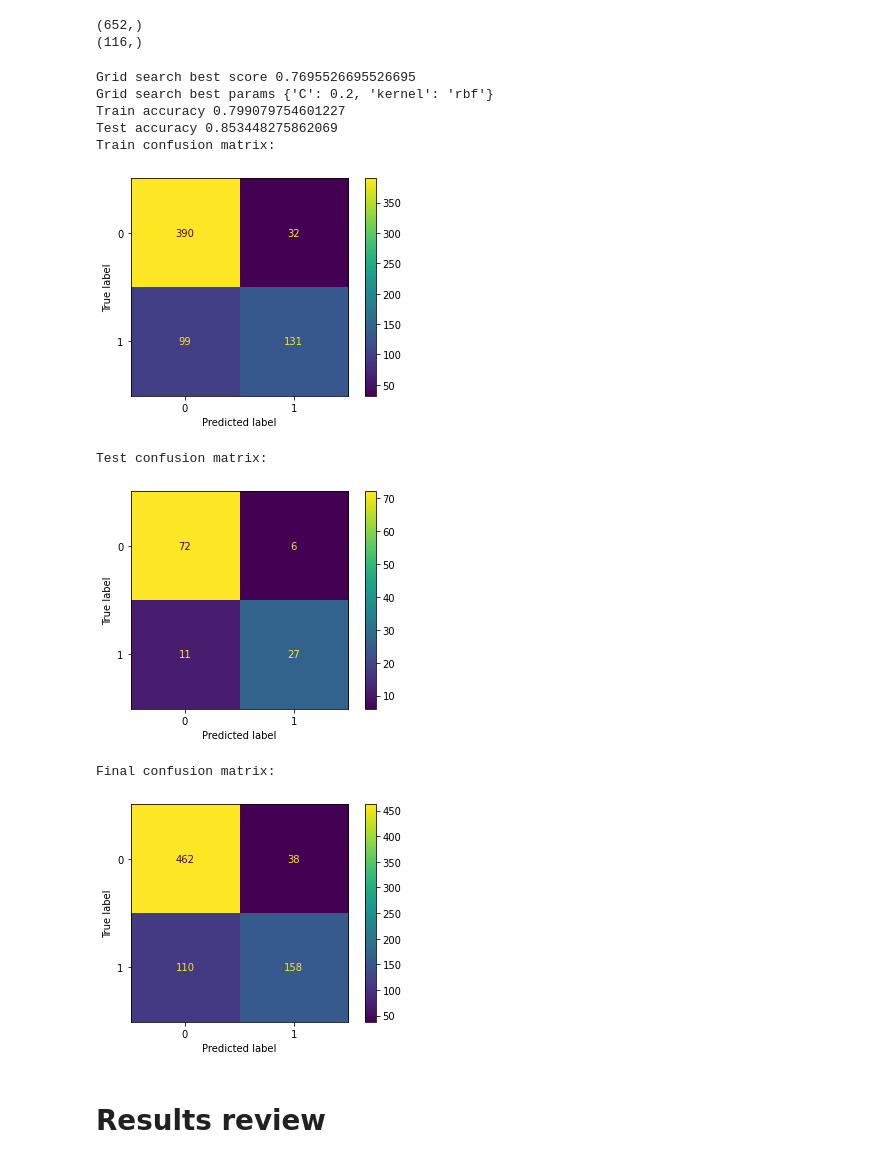
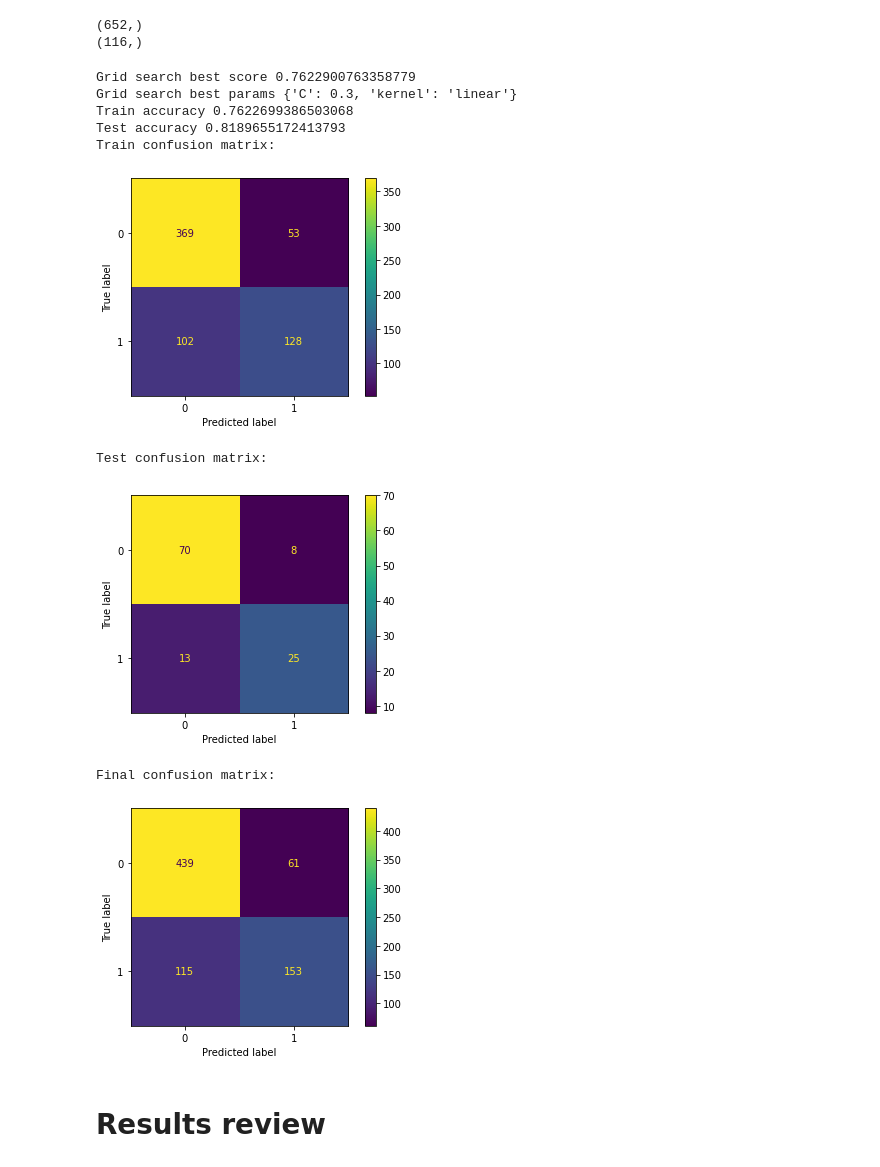
Before and after one commit to pm51502/zop-lab1, a Jupyter notebook: zop_projekt.ipynb, the cells around one changed output. Saved outputs shown, nothing was run; the diff lists cells and outputs as text; code cells hidden in the pictures.

```diff
--- a/zop_projekt.ipynb
+++ b/zop_projekt.ipynb
@@ -155,7 +157,7 @@ parameters = {'var_smoothing': [0.3, 0.2, 0.1, 0.01, 0.001, 0.0001]}
 
 gnb = GaussianNB()
 gs = GridSearchCV(gnb, parameters, scoring='accuracy')
-gs.fit(X, y)
+gs.fit(X_train, y_train)
 
 print('Grid search best score', gs.best_score_)
 print('Grid search best params', gs.best_params_)
@@ -201,7 +203,7 @@ parameters = {'criterion': ['gini', 'entropy'],
 dtc = DecisionTreeClassifier()
 
 gs = GridSearchCV(dtc, parameters, scoring='accuracy')
-gs.fit(X, y)
+gs.fit(X_train, y_train)
 
 print('Grid search best score', gs.best_score_)
 print('Grid search best params', gs.best_params_)
@@ -259,42 +261,42 @@ parameters = {'kernel':('linear', 'poly', 'rbf'),
               'C':[0.2, 0.3]}
 svm = SVC()
 
 gs = GridSearchCV(svm, parameters, scoring='accuracy')
-gs.fit(X2, y)
+gs.fit(X_train, y_train)
 
 print('Grid search best score', gs.best_score_)
 print('Grid search best params', gs.best_params_)
 
 y_pred_train = gs.predict(X_train)
 y_pred_test = gs.predict(X_test)
 
 train_acc = accuracy_score(y_train, y_pred_train)
 test_acc = accuracy_score(y_test, y_pred_test)
 
 print('Train accuracy', train_acc)
 print('Test accuracy', test_acc)
 
 print('Train confusion matrix:')
 plot_cf_matrix(y_train, y_pred_train, labels=gs.classes_)
 
 print('Test confusion matrix:')
 plot_cf_matrix(y_test, y_pred_test, labels=gs.classes_)
 
 print('Final confusion matrix:')
 plot_cf_matrix(np.append(y_train, y_test), np.append(y_pred_train, y_pred_test), labels=gs.classes_)
 
 svm = gs
 # %% [output]
-Grid search best score 0.7695526695526695
-Grid search best params {'C': 0.2, 'kernel': 'rbf'}
-Train accuracy 0.799079754601227
-Test accuracy 0.853448275862069
+Grid search best score 0.7622900763358779
+Grid search best params {'C': 0.3, 'kernel': 'linear'}
+Train accuracy 0.7622699386503068
+Test accuracy 0.8189655172413793
 Train confusion matrix:
-[figure, old version]
+[figure, new version]
 Test confusion matrix:
-[figure, old version]
+[figure, new version]
 Final confusion matrix:
-[figure, old version]
+[figure, new version]
 # %% [markdown]
 # Results review
 # %%
```
Also changed, not shown: parts of 6 cells of this notebook.
